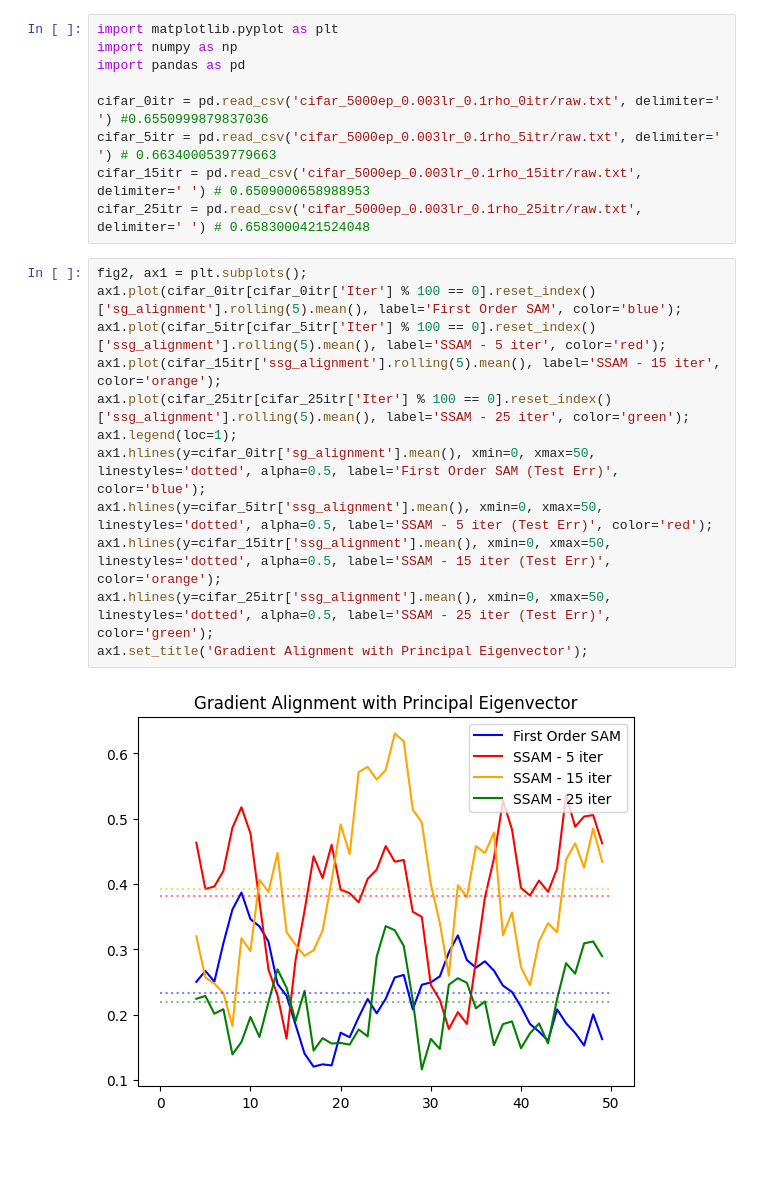
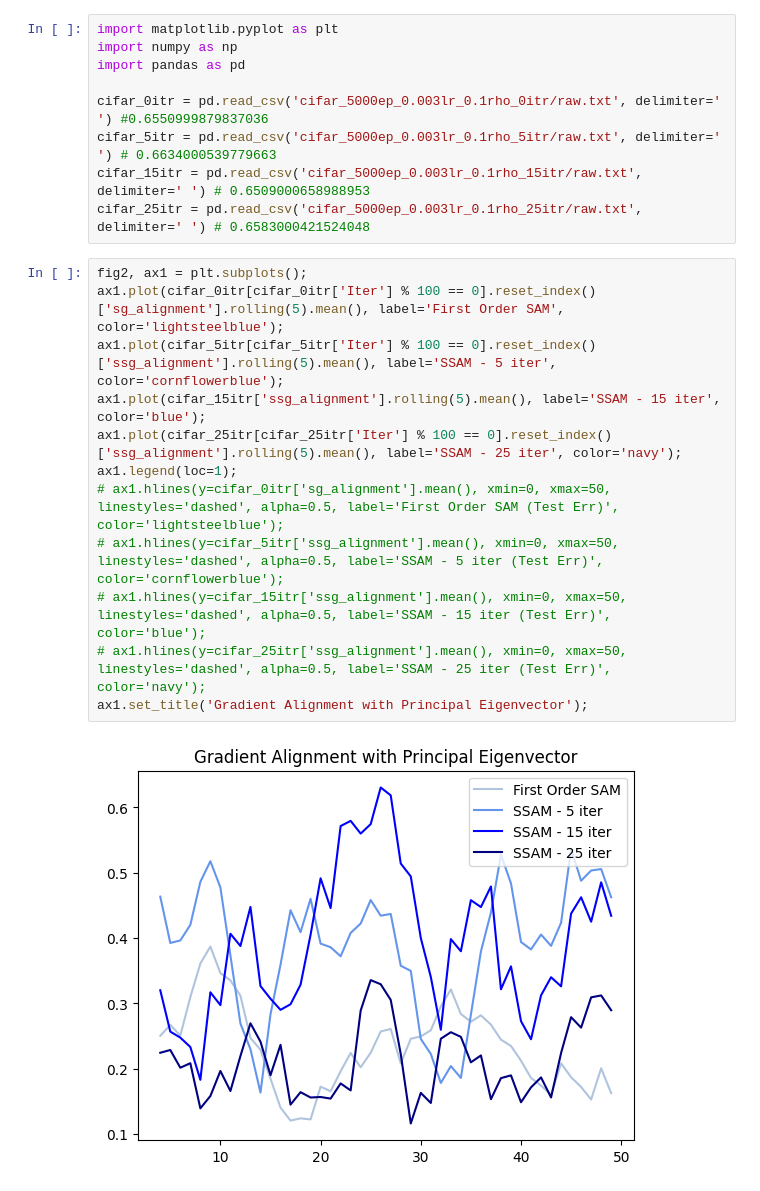
Before and after one commit to samjschapiro/sam_edge, a Jupyter notebook: results.ipynb, the cells around one changed output. Cells and saved outputs as stored; diff of their text form; blank space fills up the shorter version.

```diff
--- a/results.ipynb
+++ b/results.ipynb
@@ -135,17 +135,17 @@ cifar_15itr = pd.read_csv('cifar_5000ep_0.003lr_0.1rho_15itr/raw.txt', delimiter
 cifar_25itr = pd.read_csv('cifar_5000ep_0.003lr_0.1rho_25itr/raw.txt', delimiter=' ') # 0.6583000421524048
 # %%
 fig2, ax1 = plt.subplots();
-ax1.plot(cifar_0itr[cifar_0itr['Iter'] % 100 == 0].reset_index()['sg_alignment'].rolling(5).mean(), label='First Order SAM', color='blue');
-ax1.plot(cifar_5itr[cifar_5itr['Iter'] % 100 == 0].reset_index()['ssg_alignment'].rolling(5).mean(), label='SSAM - 5 iter', color='red');
-ax1.plot(cifar_15itr['ssg_alignment'].rolling(5).mean(), label='SSAM - 15 iter', color='orange');
-ax1.plot(cifar_25itr[cifar_25itr['Iter'] % 100 == 0].reset_index()['ssg_alignment'].rolling(5).mean(), label='SSAM - 25 iter', color='green');
+ax1.plot(cifar_0itr[cifar_0itr['Iter'] % 100 == 0].reset_index()['sg_alignment'].rolling(5).mean(), label='First Order SAM', color='lightsteelblue');
+ax1.plot(cifar_5itr[cifar_5itr['Iter'] % 100 == 0].reset_index()['ssg_alignment'].rolling(5).mean(), label='SSAM - 5 iter', color='cornflowerblue');
+ax1.plot(cifar_15itr['ssg_alignment'].rolling(5).mean(), label='SSAM - 15 iter', color='blue');
+ax1.plot(cifar_25itr[cifar_25itr['Iter'] % 100 == 0].reset_index()['ssg_alignment'].rolling(5).mean(), label='SSAM - 25 iter', color='navy');
 ax1.legend(loc=1);
-ax1.hlines(y=cifar_0itr['sg_alignment'].mean(), xmin=0, xmax=50, linestyles='dotted', alpha=0.5, label='First Order SAM (Test Err)', color='blue');
-ax1.hlines(y=cifar_5itr['ssg_alignment'].mean(), xmin=0, xmax=50, linestyles='dotted', alpha=0.5, label='SSAM - 5 iter (Test Err)', color='red');
-ax1.hlines(y=cifar_15itr['ssg_alignment'].mean(), xmin=0, xmax=50, linestyles='dotted', alpha=0.5, label='SSAM - 15 iter (Test Err)', color='orange');
-ax1.hlines(y=cifar_25itr['ssg_alignment'].mean(), xmin=0, xmax=50, linestyles='dotted', alpha=0.5, label='SSAM - 25 iter (Test Err)', color='green');
+# ax1.hlines(y=cifar_0itr['sg_alignment'].mean(), xmin=0, xmax=50, linestyles='dashed', alpha=0.5, label='First Order SAM (Test Err)', color='lightsteelblue');
+# ax1.hlines(y=cifar_5itr['ssg_alignment'].mean(), xmin=0, xmax=50, linestyles='dashed', alpha=0.5, label='SSAM - 5 iter (Test Err)', color='cornflowerblue');
+# ax1.hlines(y=cifar_15itr['ssg_alignment'].mean(), xmin=0, xmax=50, linestyles='dashed', alpha=0.5, label='SSAM - 15 iter (Test Err)', color='blue');
+# ax1.hlines(y=cifar_25itr['ssg_alignment'].mean(), xmin=0, xmax=50, linestyles='dashed', alpha=0.5, label='SSAM - 25 iter (Test Err)', color='navy');
 ax1.set_title('Gradient Alignment with Principal Eigenvector');
 # %% [output]
-[figure, old version]
+[figure, new version]
 # %%
 fig2, ax1 = plt.subplots();
```
Also changed, not shown: parts of 2 cells of this notebook, 12 other files.
